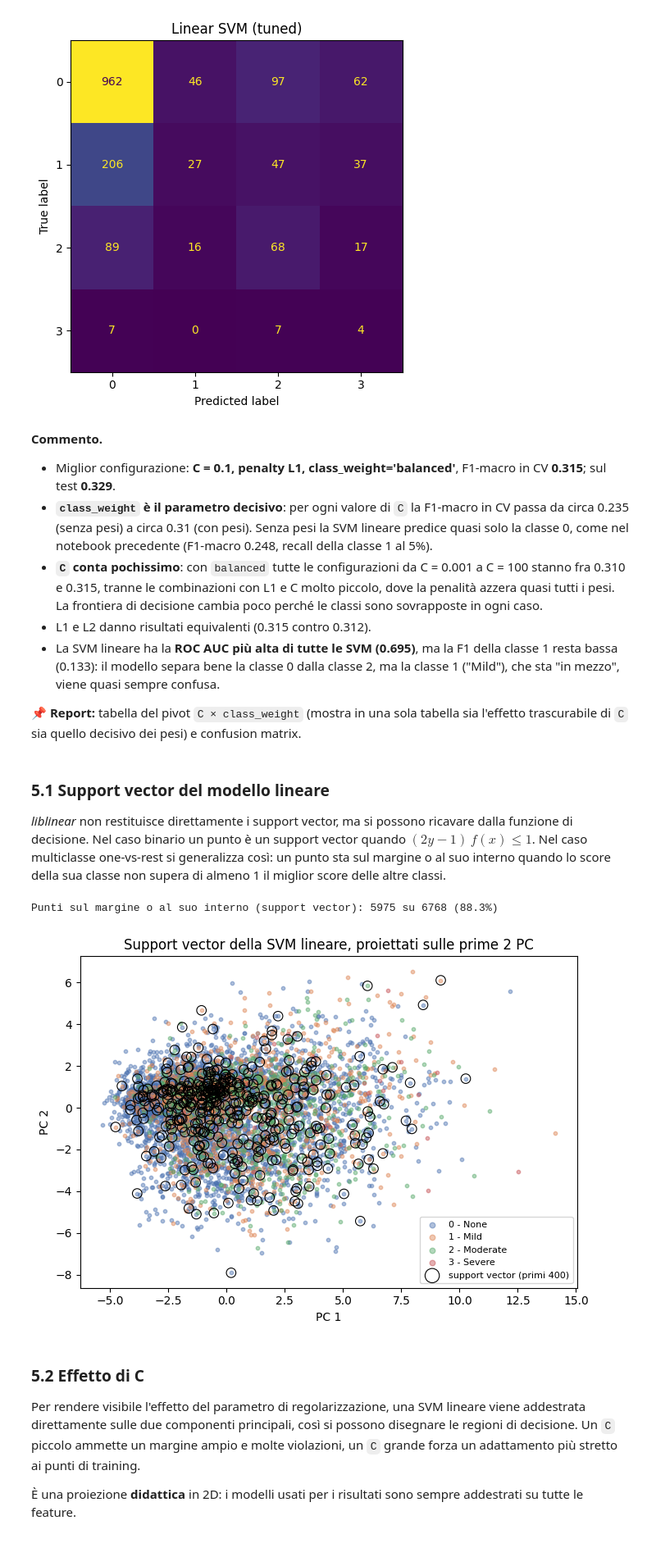
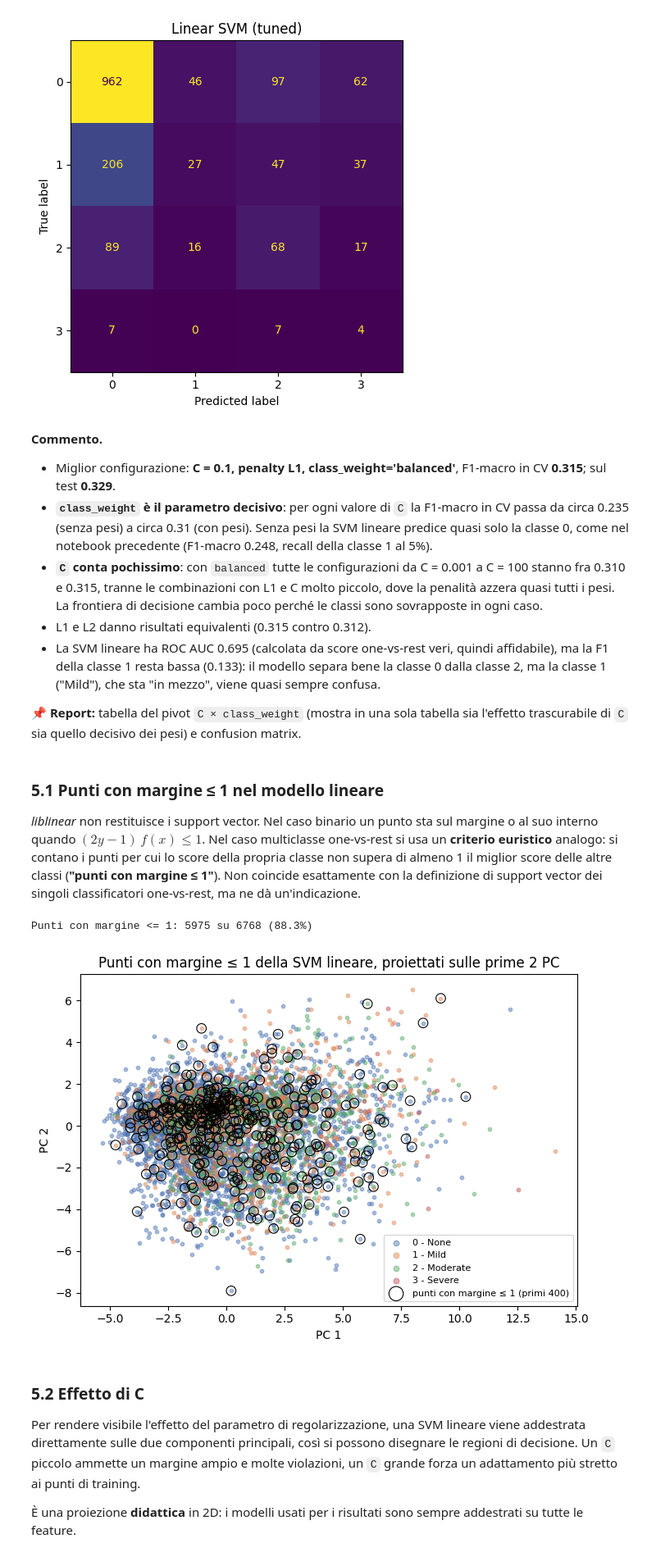
Before and after one commit to pietrogagliardi733/DATA-MINING-2-, a Jupyter notebook: ADVANCED CLASSIFICATION/SVM.ipynb, the cells around one changed output. Shown at 82% size. Drawn from its saved outputs; the diff is of its cells as text; code cells hidden in the pictures.

```diff
--- a/ADVANCED CLASSIFICATION/SVM.ipynb
+++ b/ADVANCED CLASSIFICATION/SVM.ipynb
@@ -302,40 +311,41 @@ weighted avg      0.617     0.627     0.609      1692
 - **`class_weight` è il parametro decisivo**: per ogni valore di `C` la F1-macro in CV passa da circa 0.235 (senza pesi) a circa 0.31 (con pesi). Senza pesi la SVM lineare predice quasi solo la classe 0, come nel notebook precedente (F1-macro 0.248, recall della classe 1 al 5%).
 - **`C` conta pochissimo**: con `balanced` tutte le configurazioni da C = 0.001 a C = 100 stanno fra 0.310 e 0.315, tranne le combinazioni con L1 e C molto piccolo, dove la penalità azzera quasi tutti i pesi. La frontiera di decisione cambia poco perché le classi sono sovrapposte in ogni caso.
 - L1 e L2 danno risultati equivalenti (0.315 contro 0.312).
-- La SVM lineare ha la **ROC AUC più alta di tutte le SVM (0.695)**, ma la F1 della classe 1 resta bassa (0.133): il modello separa bene la classe 0 dalla classe 2, ma la classe 1 ("Mild"), che sta "in mezzo", viene quasi sempre confusa.
+- La SVM lineare ha ROC AUC 0.695 (calcolata da score one-vs-rest veri, quindi affidabile), ma la F1 della classe 1 resta bassa (0.133): il modello separa bene la classe 0 dalla classe 2, ma la classe 1 ("Mild"), che sta "in mezzo", viene quasi sempre confusa.
 
 📌 **Report:** tabella del pivot `C × class_weight` (mostra in una sola tabella sia l'effetto trascurabile di `C` sia quello decisivo dei pesi) e confusion matrix.
 # %% [markdown]
-### 5.1 Support vector del modello lineare
+### 5.1 Punti con margine ≤ 1 nel modello lineare
 
-*liblinear* non restituisce direttamente i support vector, ma si possono ricavare dalla funzione di decisione.
-Nel caso binario un punto è un support vector quando $(2y-1)\,f(x) \le 1$. Nel caso multiclasse one-vs-rest si
-generalizza così: un punto sta sul margine o al suo interno quando lo score della sua classe non supera di almeno 1
-il miglior score delle altre classi.
+*liblinear* non restituisce i support vector. Nel caso binario un punto sta sul margine o al suo interno quando
+$(2y-1)\,f(x) \le 1$. Nel caso multiclasse one-vs-rest si usa un **criterio euristico** analogo: si contano i
+punti per cui lo score della propria classe non supera di almeno 1 il miglior score delle altre classi
+(**"punti con margine ≤ 1"**). Non coincide esattamente con la definizione di support vector dei singoli
+classificatori one-vs-rest, ma ne dà un'indicazione.
 # %%
 dec = lin_svm.decision_function(X_train)
 y_idx = np.searchsorted(CLASSI, y_train.values)
 
 own = dec[np.arange(len(y_idx)), y_idx]
 masked = dec.copy()
 masked[np.arange(len(y_idx)), y_idx] = -np.inf
 margin = own - masked.max(axis=1)
 sv_idx = np.where(margin <= 1)[0]
-print(f'Punti sul margine o al suo interno (support vector): {len(sv_idx)} su {len(X_train)} '
+print(f'Punti con margine <= 1: {len(sv_idx)} su {len(X_train)} '
       f'({100 * len(sv_idx) / len(X_train):.1f}%)')
 
 sv_pca = X_pca[sv_idx]
 plt.figure(figsize=(7, 5))
 for i, k in enumerate(CLASSI):
     m = (y_train == k).values
     plt.scatter(X_pca[m, 0], X_pca[m, 1], s=10, alpha=.45, c=COLORS[i], label=NOMI_CLASSI[k])
 plt.scatter(sv_pca[:400, 0], sv_pca[:400, 1], s=70, linewidth=.8, facecolors='none', edgecolors='k',
-            label='support vector (primi 400)')
-plt.xlabel('PC 1'); plt.ylabel('PC 2'); plt.title('Support vector della SVM lineare, proiettati sulle prime 2 PC')
+            label='punti con margine ≤ 1 (primi 400)')
+plt.xlabel('PC 1'); plt.ylabel('PC 2'); plt.title('Punti con margine ≤ 1 della SVM lineare, proiettati sulle prime 2 PC')
 plt.legend(markerscale=1.5, fontsize=8); plt.tight_layout(); plt.show()
 # %% [output]
-Punti sul margine o al suo interno (support vector): 5975 su 6768 (88.3%)
+Punti con margine <= 1: 5975 su 6768 (88.3%)
-[figure, old version]
+[figure, new version]
 # %% [markdown]
 ### 5.2 Effetto di C
 
```
Also changed, not shown: parts of 14 cells of this notebook, 1 other file.
